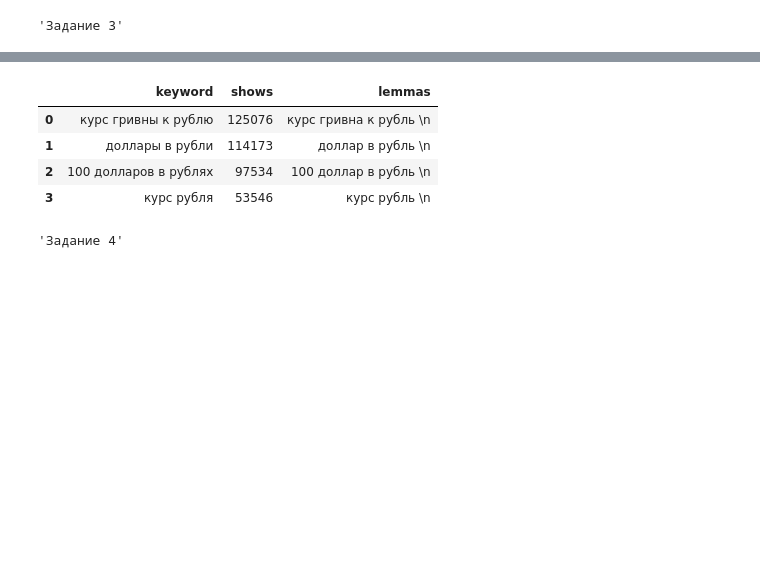
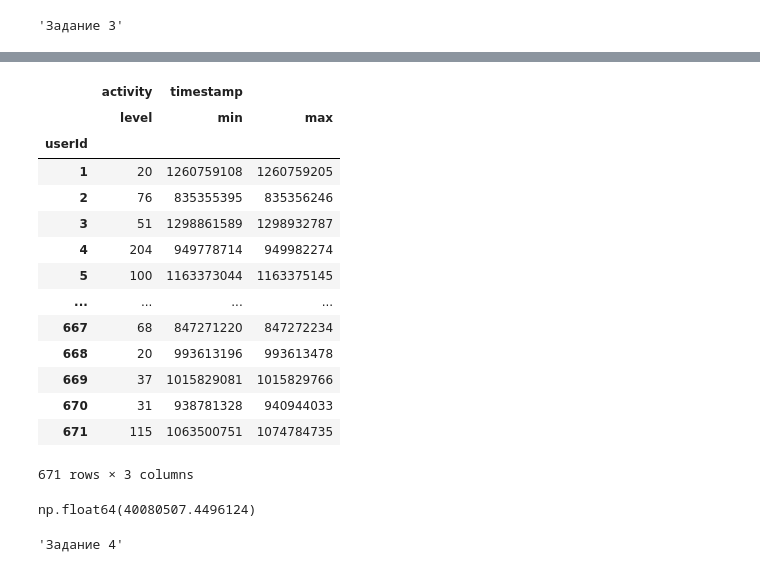
Before and after one commit to SavaReyr/pandasHM3, a Jupyter notebook: homework.ipynb, the cells around one changed output, grey strips where cells are left out. Cells and saved outputs as stored; diff of their text form; code cells hidden in the pictures; blank space fills up the shorter version.

```diff
--- a/homework.ipynb
+++ b/homework.ipynb
@@ -99,6 +120,19 @@ data = pd.DataFrame({
 # %%
-def lemmas_function(row):
-    m=Mystem()
-    lemma = m.lemmatize(row['keyword'])
-    string = ' '.join(lemma)
-    return string
+group_user.rename({'userId': 'activity', 'count': 'level'}, axis=1, inplace=True)
+group_user
+# %% [output]
+|  | activity | timestamp |  |
+|  | level | min | max |
+| userId |  |  |  |
+| 1 | 20 | 1260759108 | 1260759205 |
+| 2 | 76 | 835355395 | 835356246 |
+| 3 | 51 | 1298861589 | 1298932787 |
+| 4 | 204 | 949778714 | 949982274 |
+| 5 | 100 | 1163373044 | 1163375145 |
+| ... | ... | ... | ... |
+| 667 | 68 | 847271220 | 847272234 |
+| 668 | 20 | 993613196 | 993613478 |
+| 669 | 37 | 1015829081 | 1015829766 |
+| 670 | 31 | 938781328 | 940944033 |
+| 671 | 115 | 1063500751 | 1074784735 |
+671 rows × 3 columns
@@ -107,11 +139,7 @@ data['lemmas']=data.apply(lemmas_function, axis=1)
-# %%
-data
-# %% [output]
-|  | keyword | shows | lemmas |
-| 0 | курс гривны к рублю | 125076 | курс гривна к рубль \n |
-| 1 | доллары в рубли | 114173 | доллар в рубль \n |
-| 2 | 100 долларов в рублях | 97534 | 100 доллар в рубль \n |
-| 3 | курс рубля | 53546 | курс рубль \n |
+# %%
+active_user['LTV'].mean()
+# %% [output]
+np.float64(40080507.4496124)
 # %%
 "Задание 4"
 # %% [output]
```
Also changed, not shown: parts of 5 cells of this notebook.
